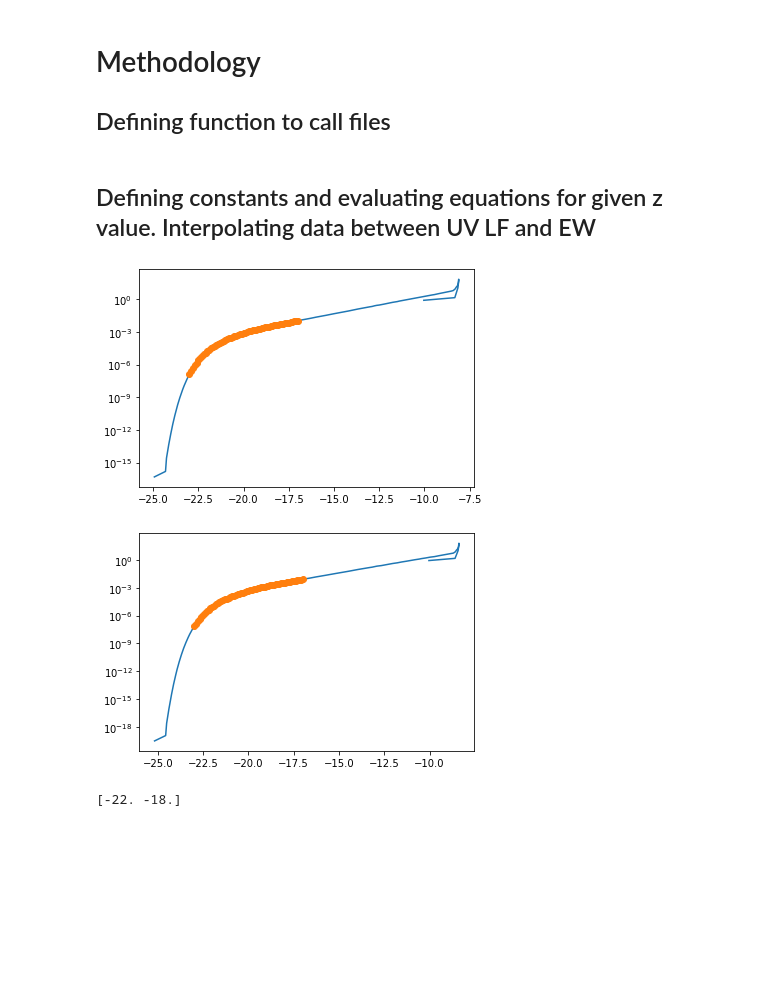
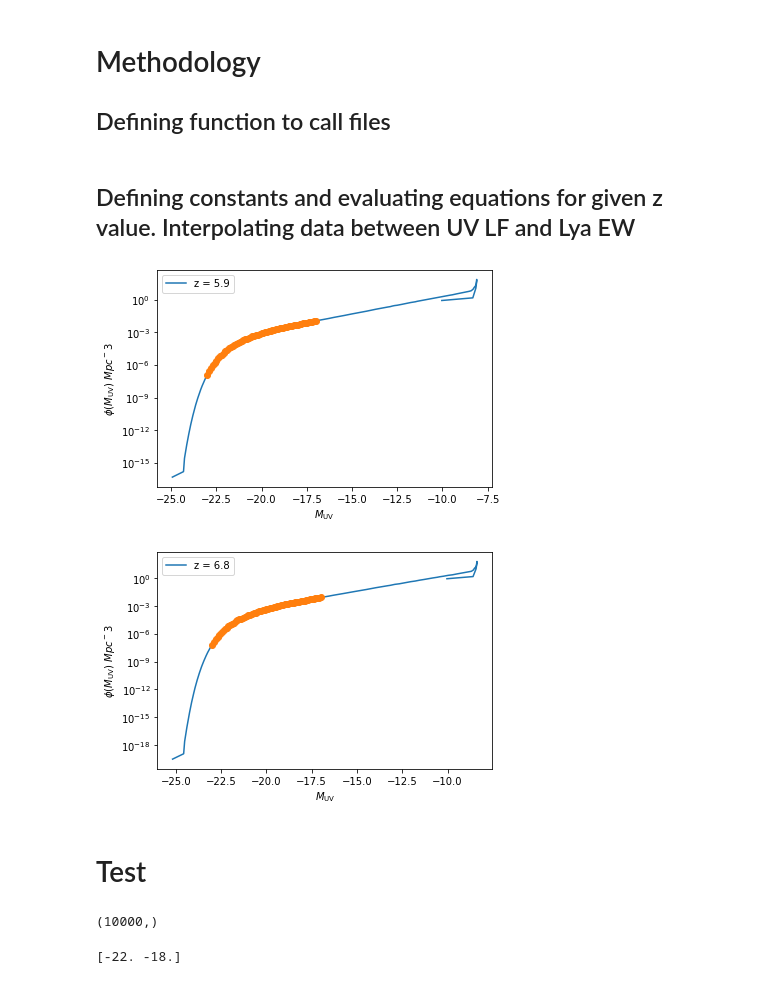
Before and after one commit to amora250/SAO-REU2020, a Jupyter notebook: CODE FOR GRAPHS/Flux Density.ipynb, the cells around one changed output. Drawn from its saved outputs; the diff is of its cells as text; code cells hidden in the pictures; blank space fills up the shorter version.

Commit message:
Add files via upload
added axes to interpolation plot, separated code being tested from actual code

```diff
--- a/CODE FOR GRAPHS/Flux Density.ipynb
+++ b/CODE FOR GRAPHS/Flux Density.ipynb
@@ -60,7 +60,7 @@ pW_tab = load_uvf_pandas(pW_files[0])
 #Get Muv values from EW file as an array to use
 Muv_EW = np.array([float(Muv_val) for Muv_val in pW_tab.columns[1:]])
 # %% [markdown]
-## Defining constants and evaluating equations for given z value. Interpolating data between UV LF and EW
+## Defining constants and evaluating equations for given z value. Interpolating data between UV LF and Lya EW
 # %%
 #Constants and constraints
 xHI_array = np.array([0.01]) #chosen xHI value
@@ -135,39 +135,48 @@ for zz,zval2 in enumerate (LFz_tab):
 #                     if mm == 0: #first item in Muv_array, i.e. -18.0 (will show xHI values and corresponding colors as solid)
 #                         label = r'$\overline{x}_\mathrm{HI} = %.2f$' % xHI
 #                         ls = 'solid'
 #                     else: #second item in Muv_array, i.e. -22.0 (will not show on xHI legend)
 #                         label = None
 #                         ls = 'dashed'
 #                     plt.plot(lum_lya, pW_tab[f'{Muv}'], ls=ls, color = my_color)
 
 
         # Plot UV LF values vs interpolated Muv that is the same as EW
-        plt.semilogy(LF_tab['Muv'],LF_tab['ndens']) #UV LF values (181 Muv vals)
+        plt.semilogy(LF_tab['Muv'],LF_tab['ndens'],label = 'z = %.1f'%zval2) #UV LF values (181 Muv vals)
         plt.plot(Muv_EW,new_ndens,'o')#EW Values along UV LF plot (61 Muv vals)
         #Muv values for EW are restricted in range, we'll have to extend range, use same EW PD > -23 and < -17
+        plt.legend()
+        plt.xlabel('$M_\mathrm{UV}$')
+        plt.ylabel(r'$\phi(M_\mathrm{UV})\ Mpc^-3$')
         plt.show()
 
 
         ## Plot jacobian vs Muv
         # Shows a positive linear relationship b/t Muv and jacobian, (fd_uv vs Muv shows neg. LR)
         # As Muv becomes fainter, value for jacobian increases, they're inversely proportional?
 #         plt.semilogx(jacobian, Muv_EW, label = 'z = %.1f'%zval2)
 
 # plt.legend()
 # plt.xlabel(r'$\partial EW/\partial L_\alpha$, [$\mathrm{\AA} cm^2 s/erg Mpc^2$]')
 # plt.ylabel('$M_\mathrm{UV}$')
 # plt.title('Jacobian vs $M_\mathrm{UV}$ for a Given Redshift ')
 
 # #Save the figure
 # plt.savefig('JvsMuv.pdf', dpi=300, bbox_inches='tight')
 
 # plt.show()
 # %% [output]
-[figure, old version]
+[figure, new version]
-[figure, old version]
+[figure, new version]
+# %% [markdown]
+# Test
 # %%
+#TEST integration
 lower = np.amin(Muv_EW)
 upper = np.amax(Muv_EW)
 limits = np.array([lower,upper])
 integral = np.trapz(product, x = limits, dx = Muv_EW)
+print(integral.shape)
+# %% [output]
+(10000,)
 # %%
```
Also changed, not shown: parts of 2 cells of this notebook.
